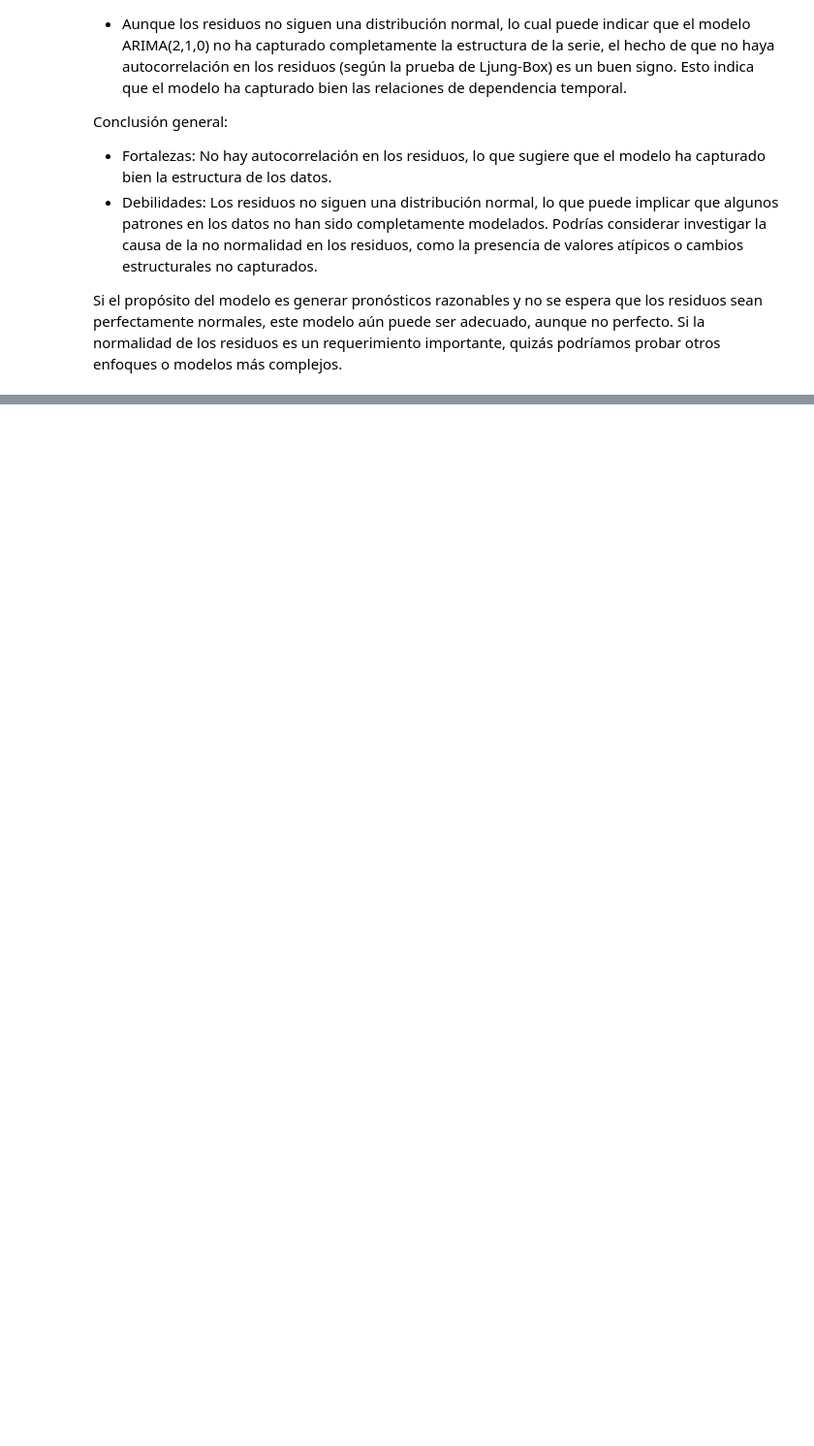
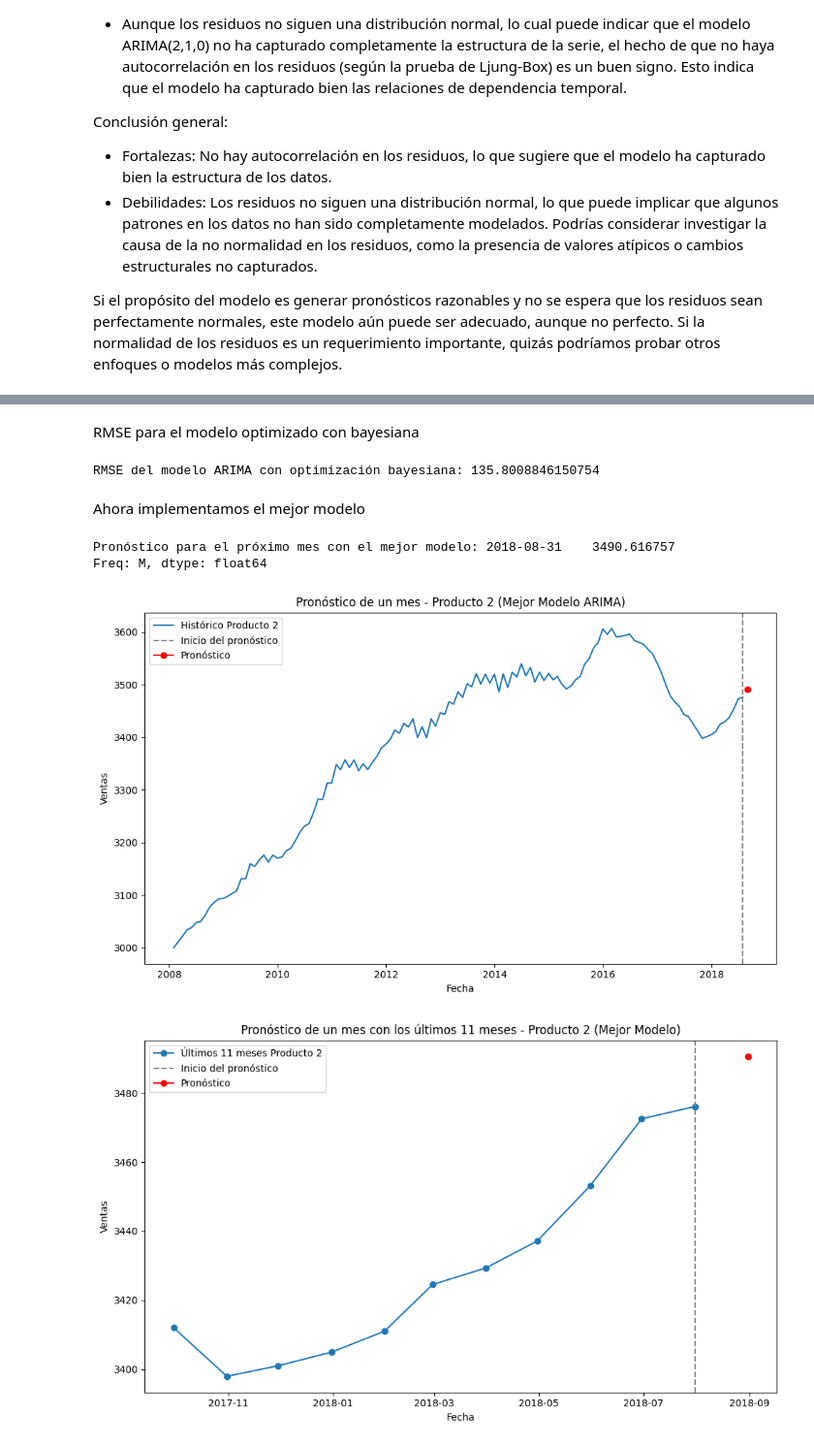
Before and after one commit to alfa7g7/Fundamentos-analitica-II, a Jupyter notebook: UNIDAD I/Clase 4/Daniel-Fabian-Parcial-practico.ipynb, the cells around one changed output, grey strips where cells are left out. Shown at 97% size. Cells and saved outputs as stored; diff of their text form; code cells hidden in the pictures; blank space fills up the shorter version.

```diff
--- a/UNIDAD I/Clase 4/Daniel-Fabian-Parcial-practico.ipynb
+++ b/UNIDAD I/Clase 4/Daniel-Fabian-Parcial-practico.ipynb
@@ -1855,0 +2088,66 @@ Si el propósito del modelo es generar pronósticos razonables y no se espera qu
+# %% [markdown]
+RMSE para el modelo optimizado con bayesiana
+# %%
+# Modelo ajustado con optimización bayesiana
+# Usar los mejores parámetros encontrados por la optimización bayesiana
+model_arima_bayes = ARIMA(train_producto2, order=(p_opt, d_opt, q_opt))  # Utiliza los valores optimizados
+model_fit_bayes = model_arima_bayes.fit()
+
+# Hacer pronósticos en el conjunto de prueba
+predicted_bayes = model_fit_bayes.forecast(steps=len(test_producto2))
+
+# Calcular RMSE
+rmse_bayes = calculate_rmse(test_producto2, predicted_bayes)
+print(f'RMSE del modelo ARIMA con optimización bayesiana: {rmse_bayes}')
+# %% [output]
+RMSE del modelo ARIMA con optimización bayesiana: 135.8008846150754
+# %% [markdown]
+Ahora implementamos el mejor modelo
+# %%
+# Ajustar el mejor modelo (en este caso, el optimizado con bayesiana)
+best_model_arima = ARIMA(producto2, order=(p_opt, d_opt, q_opt))  # Usa los valores optimizados de p, d, q
+best_model_fit = best_model_arima.fit()
+
+# Hacer el pronóstico para el próximo mes
+forecast_best = best_model_fit.forecast(steps=1)
+
+# Mostrar el pronóstico
+print(f'Pronóstico para el próximo mes con el mejor modelo: {forecast_best}')
+
+# Graficar los datos históricos y el pronóstico
+plt.figure(figsize=(10, 6))
+plt.plot(producto2, label='Histórico Producto 2')
+plt.axvline(producto2.index[-1], color='gray', linestyle='--', label='Inicio del pronóstico')
+plt.plot(forecast_best.index, forecast_best, label='Pronóstico', color='red', marker='o')
+plt.title('Pronóstico de un mes - Producto 2 (Mejor Modelo ARIMA)')
+plt.xlabel('Fecha')
+plt.ylabel('Ventas')
+plt.legend()
+
+plt.tight_layout()
+plt.show()
+
+# Graficar los últimos 11 meses de datos históricos y el pronóstico
+plt.figure(figsize=(10, 6))
+
+# Graficar los últimos 11 meses del histórico del Producto 2
+plt.plot(producto2[-11:], label='Últimos 11 meses Producto 2', marker='o')
+
+# Agregar el pronóstico
+plt.axvline(producto2.index[-1], color='gray', linestyle='--', label='Inicio del pronóstico')
+plt.plot(forecast_best.index, forecast_best, label='Pronóstico', color='red', marker='o')
+
+# Etiquetas y título
+plt.title('Pronóstico de un mes con los últimos 11 meses - Producto 2 (Mejor Modelo)')
+plt.xlabel('Fecha')
+plt.ylabel('Ventas')
+plt.legend()
+
+# Mostrar la gráfica
+plt.tight_layout()
+plt.show()
+# %% [output]
+Pronóstico para el próximo mes con el mejor modelo: 2018-08-31    3490.616757
+Freq: M, dtype: float64
+[figure, added]
+[figure, added]
```
Also changed, not shown: parts of 25 cells of this notebook.
